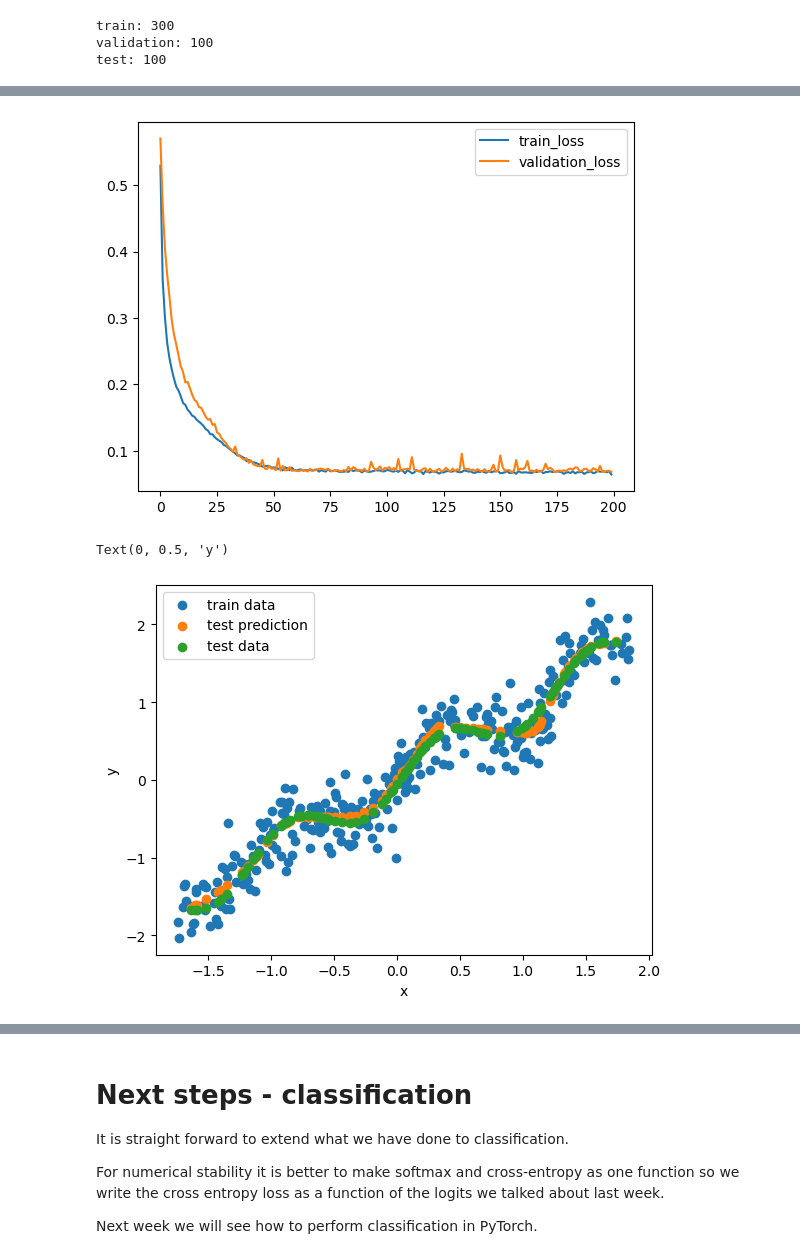
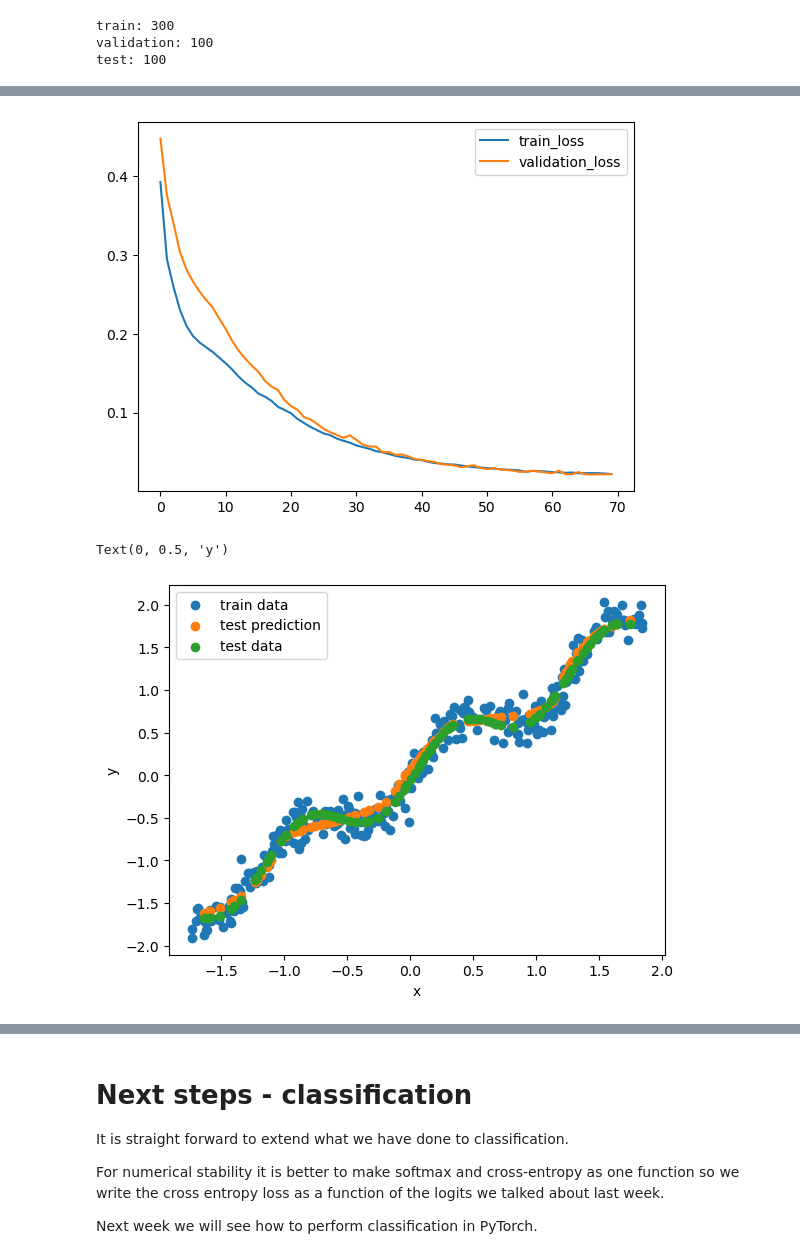
Before and after one commit to ChuhanZhou/02456-deep-learning-with-PyTorch, a Jupyter notebook: 2_Feedforward_Python/2.1-EXE-FNN-AutoDif-Nanograd.ipynb, the cells around one changed output, grey strips where cells are left out. Saved outputs shown, nothing was run; the diff lists cells and outputs as text; code cells hidden in the pictures.

```diff
--- a/2_Feedforward_Python/2.1-EXE-FNN-AutoDif-Nanograd.ipynb
+++ b/2_Feedforward_Python/2.1-EXE-FNN-AutoDif-Nanograd.ipynb
@@ -1098,7 +1098,7 @@ def data_generator(noise=0.1, n_samples=300, D1=True):
 
     return x_train, y_train,  x_validation, y_validation, x_test, y_test
 # %%
-x_train, y_train,  x_validation, y_validation, x_test, y_test = data_generator(noise=0.5,n_samples=500, D1=True)
+x_train, y_train,  x_validation, y_validation, x_test, y_test = data_generator(noise=0.25,n_samples=500, D1=True)
 _, _,  _, _, x_test, y_test = data_generator(noise=0.0,n_samples=500, D1=True)
 train_num = len(x_train)
 batch_size = 10
@@ -1338,7 +1338,7 @@ Text(0, 0.5, 'y')
 print("right fitting")
 lr = [[1,2e-3]]
 print("lr: {} | batch_size: {}".format(lr,batch_size))
-output_test,NN_right_fitting,_ = fitting_test(200,lr,train_batch_set,validation_data,x_test)
+output_test,NN_right_fitting,_ = fitting_test(70,lr,train_batch_set,validation_data,x_test)
 plt.scatter(x_train, y_train, label="train data")
 plt.scatter(x_test, output_test, label="test prediction")
 plt.scatter(x_test, y_test, label="test data")
@@ -1362,6 +1362,6 @@ lr: [[1, 0.002]] | batch_size: 10
-[figure, old version]
+[figure, new version]
 Text(0, 0.5, 'y')
-[figure, old version]
+[figure, new version]
 # %%
 print("overfitting")
 lr = [[1,1e-2]]
```
Also changed, not shown: parts of 11 cells of this notebook, 1 other file.
